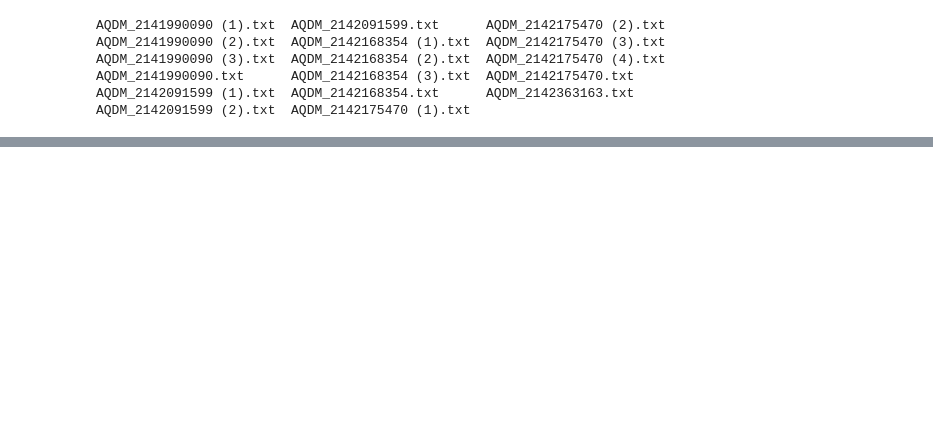
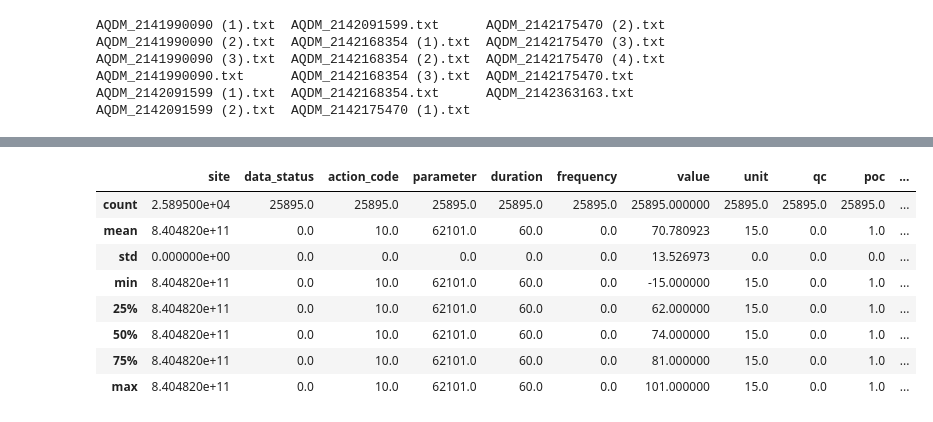
Before and after one commit to AllenDowney/AtmoChem, a Jupyter notebook: AirQualityData/el_paso.ipynb, the cells around one changed output, grey strips where cells are left out. Cells and saved outputs as stored; diff of their text form; code cells hidden in the pictures; blank space fills up the shorter version.

```diff
--- a/AirQualityData/el_paso.ipynb
+++ b/AirQualityData/el_paso.ipynb
@@ -34,0 +103,13 @@ df.head()
+# %%
+df2 = read_file(filename = 'El Paso Chamizal/AQDM_2142091599.txt')
+df2.describe()
+# %% [output]
+|  | site | data_status | action_code | parameter | duration | frequency | value | unit | qc | poc | ... |
+| count | 2.589500e+04 | 25895.0 | 25895.0 | 25895.0 | 25895.0 | 25895.0 | 25895.000000 | 25895.0 | 25895.0 | 25895.0 | ... |
+| mean | 8.404820e+11 | 0.0 | 10.0 | 62101.0 | 60.0 | 0.0 | 70.780923 | 15.0 | 0.0 | 1.0 | ... |
+| std | 0.000000e+00 | 0.0 | 0.0 | 0.0 | 0.0 | 0.0 | 13.526973 | 0.0 | 0.0 | 0.0 | ... |
+| min | 8.404820e+11 | 0.0 | 10.0 | 62101.0 | 60.0 | 0.0 | -15.000000 | 15.0 | 0.0 | 1.0 | ... |
+| 25% | 8.404820e+11 | 0.0 | 10.0 | 62101.0 | 60.0 | 0.0 | 62.000000 | 15.0 | 0.0 | 1.0 | ... |
+| 50% | 8.404820e+11 | 0.0 | 10.0 | 62101.0 | 60.0 | 0.0 | 74.000000 | 15.0 | 0.0 | 1.0 | ... |
+| 75% | 8.404820e+11 | 0.0 | 10.0 | 62101.0 | 60.0 | 0.0 | 81.000000 | 15.0 | 0.0 | 1.0 | ... |
+| max | 8.404820e+11 | 0.0 | 10.0 | 62101.0 | 60.0 | 0.0 | 101.000000 | 15.0 | 0.0 | 1.0 | ... |
```
Also changed, not shown: parts of 24 cells of this notebook.
